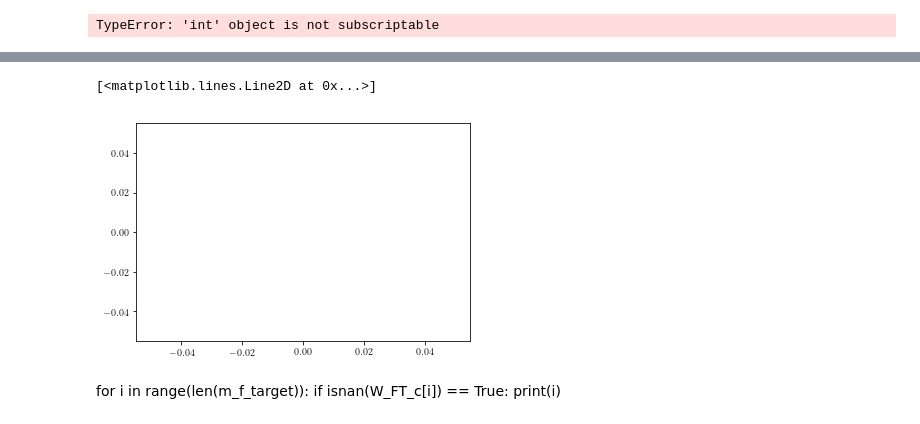
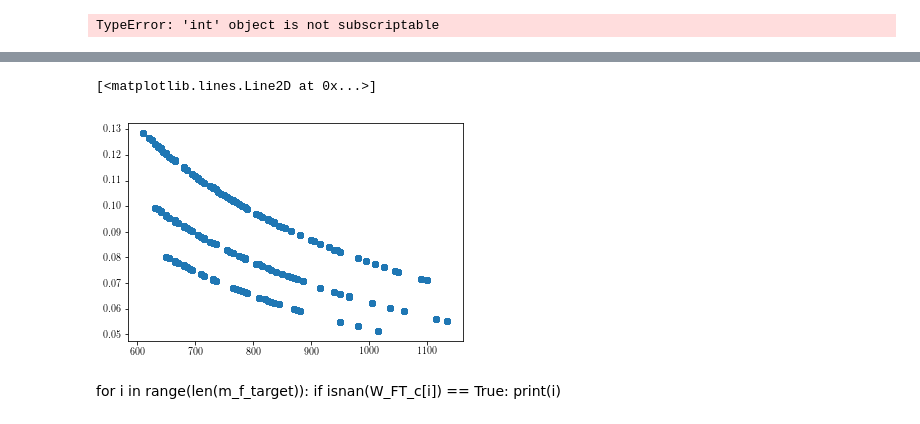
Before and after one commit to gfidelisp/Jupyter, a Jupyter notebook: Codemig/System/Optimization.ipynb, the cells around one changed output, grey strips where cells are left out. Saved outputs shown, nothing was run; the diff lists cells and outputs as text; code cells hidden in the pictures.

```diff
--- a/Codemig/System/Optimization.ipynb
+++ b/Codemig/System/Optimization.ipynb
@@ -96,11 +93,14 @@ Radius((150,200,1,99999999999999,150))
 # %%
 def Qc(X):
     P1,P2,P3,P4,P5= X #Q_pas_CB,Q_act_CB,Q_span,W_mag,W_p
-    return (0.5124256*P1+0.573295*P2-0.52893772*P3-0.00821663*P4-1.2800057*P5)
+    #return (0.5124256*P1+0.573295*P2-0.52893772*P3-0.00821663*P4-1.2800057*P5)
+    #return(0.47080134*P1+0.66054757*P2-0.4892873*P3- 0.01760705*P4-P5)
+    return(0.51906308*P1+0.67298432*P2-0.53143019*P3+ 0.02393847*P4-P5)
 # %%
 def Qh(X):
     P1,P2,P3,P4,P5= X
-    return (0.7308924*P1+1.31973655*P2-0.7599739*P3+0.01339801*P4-0.85528785*P5)
+    #return (0.75164007*P1+1.12647244*P2-0.76681364*P3+0.01015549*P4+P5)
+    return (0.9776663*P1+1.17368014*P2-0.97892698*P3+0.02777356*P4+P5 )
 # %%
 def W_Hex(X):
     P1,P2 = X
@@ -138,5 +151,5 @@ Calculation
 # %%
-def Optimal(m_f,FE,f,L,H,W,B,Tc,Th,Tce,The):
+def Optimal(m_f,FE,f,L,H,W,B,Tc,Th,Tce,The,L_xt):
 
     ##Properties of the solid
     rho_s = 7900  #[kg/m3] Density of the solid
@@ -151,12 +164,12 @@ def Optimal(m_f,FE,f,L,H,W,B,Tc,Th,Tce,The):
 
     ## Porous medium
     d_p = 500*10**(-6) #[m] Particle diameter
-    d_ph = 290*10**(-6) #[m] Particle diameter
+    d_ph = 222*10**(-6) #[m] Particle diameter
     Epsilon = 0.55  #[-] Porosity
-    Epsilon_dp = 0.465  #[-] Porosity
+    Epsilon_dp = 0.4  #[-] Porosity
 
     #Magnetic Circuit
-    B_rem = 1.35
+    B_rem = 1.43
     N_p = 2
     N_Rp = 2
 
@@ -173,10 +186,9 @@ def Optimal(m_f,FE,f,L,H,W,B,Tc,Th,Tce,The):
     Pe = Re_dp*Pr_f
     h_int = Nu*k_f/d_p
     NTU_f  = h_int*Beta*(L*W*H*10**(-9))/(m_f*c_f)
-    dP = (L/1000)*(150*(1-Epsilon)**2*mu_f*v_s/(Epsilon**3*d_p**2) + 1.75*(1-Epsilon)*rho_f*v_s**2/(Epsilon**3*d_p))
-
-    #dP = 0.5*413.11*(v_s*d_ph*rho_f/mu_f)**-0.514*rho_f*v_s**2*(L/1000)/d_ph
-    #print(dP/dP_1)
+    #dP = (L/1000)*(150*(1-Epsilon)**2*mu_f*v_s/(Epsilon**3*d_p**2) + 1.75*(1-Epsilon)*rho_f*v_s**2/(Epsilon**3*d_p))
+    dP = 0.5*413.11*(v_s*d_ph*rho_f/mu_f)**-0.514*rho_f*v_s**2*(L/1000)/d_ph
+    #print(dP,Re_dp)
 
     #Effective conduction
     k_e_f = k_f*Epsilon #Fluid effective conduction
@@ -198,16 +210,19 @@ def Optimal(m_f,FE,f,L,H,W,B,Tc,Th,Tce,The):
     C_HB = ((m_f)*c_f)/(m_s*C_L*f)
     C_CB = ((m_f)*c_f)/(m_s*C_H*f)
 
+    #print(C_L,C_H)
+
     Efness_HB = Effectiv(C_HB/2,NTU_f)
     Efness_CB = Effectiv(C_CB/2,NTU_f)
 
-    #print(Efness_HB,Efness_CB,h_int,Nu,v_s,Re_dp)
+    #print(Efness_HB,Efness_CB,h_int,NTU_f,C_HB,C_CB)
 
 
     ## Metrics ##
 
     Q_pas_CB = Efness_CB*(The - Tce)*m_f*FE*c_f
     Q_act_CB = dT_mg*m_f*c_f*FE
+    #print(dT_mg)
 
     Q_pas_HB = Efness_HB*(The - Tce)*m_f*FE*c_f
     Q_act_HB = dT_dmg*m_f*c_f*FE
@@ -216,6 +231,7 @@ def Optimal(m_f,FE,f,L,H,W,B,Tc,Th,Tce,The):
     Q_cond = ((1-Epsilon)*k_s_eff + Epsilon*k_f_eff)*(W*H*10**-6)*(The-Tce)/L
     W_mag  = m_s*f*(CdT_mg - CdT_dmg)
     W_pump = dP*m_f/rho_f*2*(FE)
+    #print(Efness_CB,(The - Tce),m_f,FE,c_f)
     #print(Q_pas_CB,Q_act_CB,Q_span,W_mag,W_pump)
 
     ######Calculation#######
@@ -232,12 +248,12 @@ def Optimal(m_f,FE,f,L,H,W,B,Tc,Th,Tce,The):
     ECr_c = Qc_target/(FE*N_reg*m_f*c_f*(Tc-Tce))
     ECr_h = Qh_target/(FE*N_reg*m_f*c_f*(The-Th))
 
-    B_rem = 1.35
+    B_rem = 1.43
 
     R2 = [W/2+2.5]/np.tan(np.pi/N_reg)
     R_aux = np.sqrt(R2**2-(W/2**2))
     R3 = np.sqrt((H+8+R_aux)**2+(W/2)**2)
-    R4 = Radius((R2,R3,1.1*B/B_rem))
+    R4 = Radius((R2,R3,B/B_rem,(1+L_xt)*L,L))
 
     W_mag = Qh_reg - Qc_reg - W_pump
 
@@ -268,13 +287,14 @@ for i in range(len(L)):
 # %% [output]
 TypeError: 'int' object is not subscriptable
 # %%
-m_f = np.arange(450,801,5)/3600
+m_f = np.arange(600,1201,5)/3600
 FE  = np.arange(25/100,30/100,5/100)
-f = np.arange(1,2,0.1)
-L = np.arange(120,181,20)
-H = np.arange(20,45,10)
+f = np.arange(1,2.1,0.5)
+L = np.arange(100,181,10)
+H = np.arange(20,55,10)
 W = np.arange(45,71,10)
-B_max = np.arange(1.2,1.31,0.1)
+B_max = np.arange(1.2,1.36,0.5)
 Tce = np.arange(10,15,2)
 The = np.arange(43,48,2)
+L_xt = np.arange(0.1,1.01,0.15)
 # %%
@@ -366,8 +399,8 @@ for i in range(size(FE)):
 # %%
-plt.plot(m_f_target,np.array(ECr_h),'o')
+plt.plot(m_f_target,np.array(ECr_c),'o')
 # %% [output]
 [<matplotlib.lines.Line2D at 0x...>]
-[figure, old version]
+[figure, new version]
 # %% [markdown]
 for i in range(len(m_f_target)):
     if isnan(W_FT_c[i]) == True:
```
Also changed, not shown: parts of 28 cells of this notebook, 25 other files.
